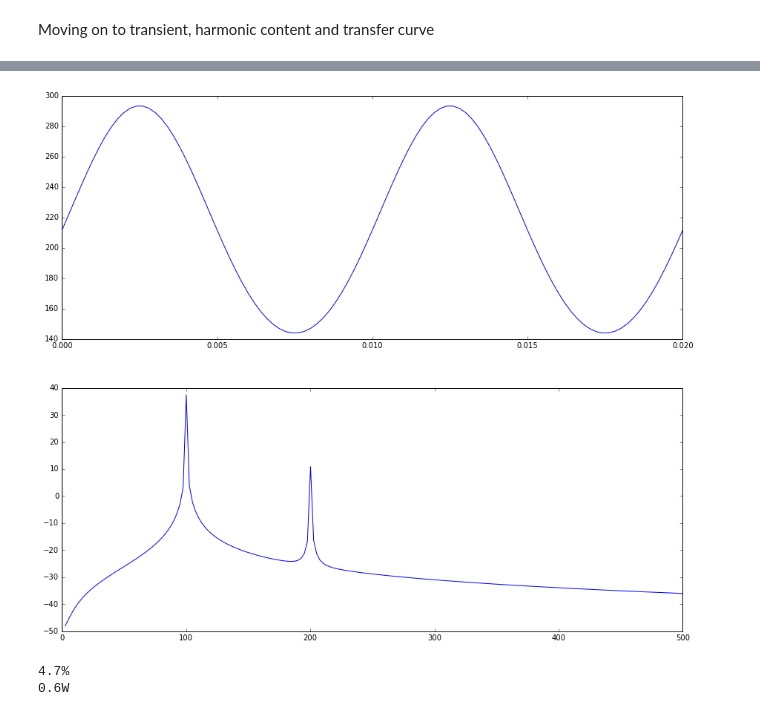
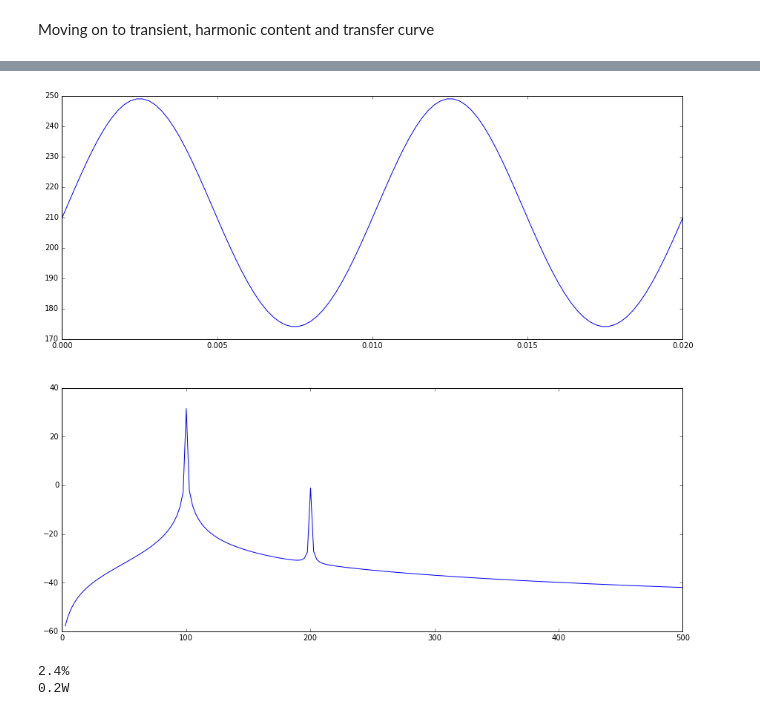
Before and after one commit to jilott/valvestudio, a Jupyter notebook: projects/mectron/Mectron Loadline.ipynb, the cells around one changed output, grey strips where cells are left out. Drawn from its saved outputs; the diff is of its cells as text; code cells hidden in the pictures.

```diff
--- a/projects/mectron/Mectron Loadline.ipynb
+++ b/projects/mectron/Mectron Loadline.ipynb
@@ -234,5 +234,5 @@ null = plt.legend(loc='upper left')
 # %%
-vgamplitude = 2
+vgamplitude = 1
 ra = Rl*n*n
 
 N = 2000
@@ -246,33 +246,33 @@ vo = ia*ra
 
 yf = fft(vo)
 xf = np.linspace(0.0, 1.0/(2.0*T), N/2)
 
 plt.figure(figsize=(15, 20))
 ax = plt.subplot(311)
 null = plt.xlim([0,0.02])
 ax.plot(t,vo)
 
 ax = plt.subplot(312)
 ax.plot(xf[1:], 20*np.log10(2.0/N * np.abs(yf[:N/2][1:]))) # take the dc component off
 null = plt.xlim([0,500])
 
 plt.show()
 
 mags = []
 for i in range(len(xf)):
     if xf[i]%100 < 1:
         mags.append(2.0/N*np.abs(yf[i]))
         # print xf[i],2.0/N*np.abs(yf[i])
 
 sum = 0
 for i in range(2,8):
     sum += mags[i]*mags[i]
 
 # print mags
 print "%.1f%%"%(100*math.sqrt(sum)/mags[1])
 
 print "%.1fW"%(math.pow((mags[1]/n)/math.sqrt(2),2)/Rl)
 # %% [output]
-[figure, old version]
+[figure, new version]
-4.7%
-0.6W
+2.4%
+0.2W
```
Also changed, not shown: parts of 4 cells of this notebook, 2 other files.
